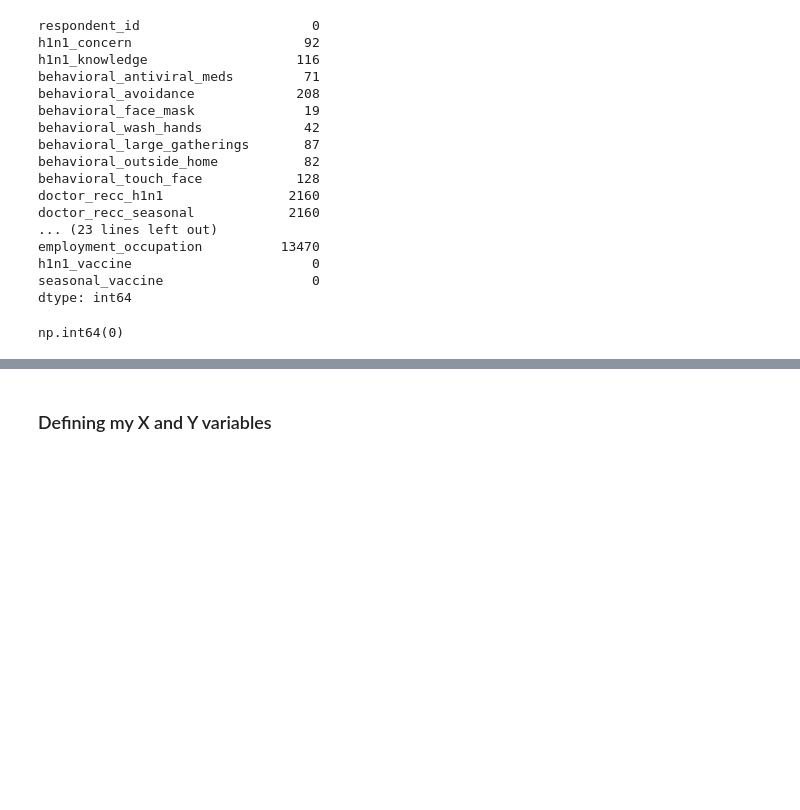
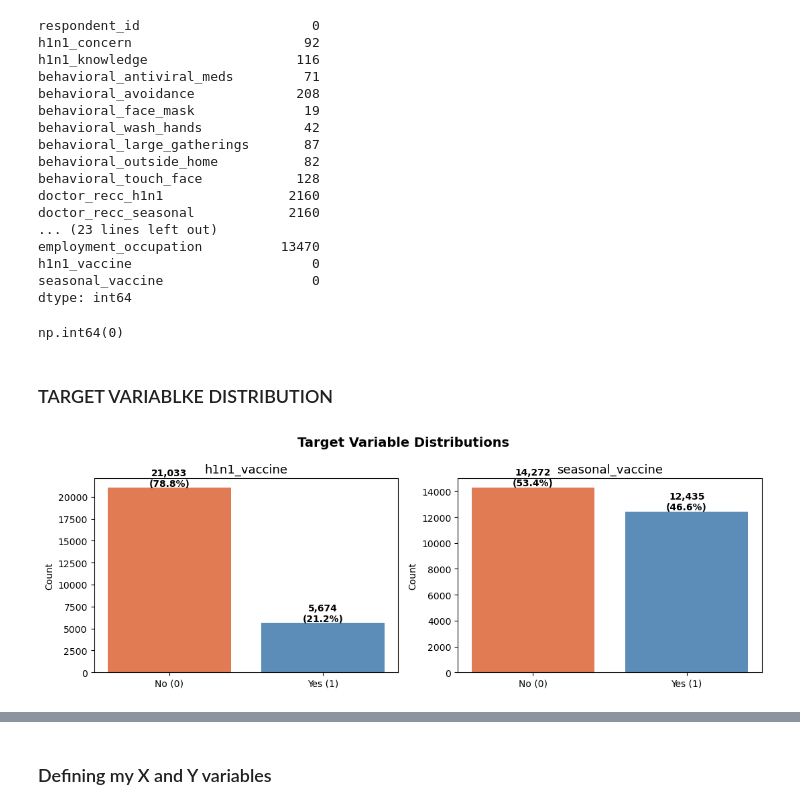
Before and after one commit to angelawachira-eng/H1N1_and_Seasonal_Flu_Vaccines---ML_Project, a Jupyter notebook: Vaccines_prediction.ipynb, the cells around one changed output, grey strips where cells are left out. Cells and saved outputs as stored; diff of their text form; code cells hidden in the pictures; blank space fills up the shorter version.

```diff
--- a/Vaccines_prediction.ipynb
+++ b/Vaccines_prediction.ipynb
@@ -215,3 +240,24 @@ dtype: int64
 new_merged_dataset.duplicated().sum()
 # %% [output]
 np.int64(0)
+# %% [markdown]
+### TARGET VARIABLKE DISTRIBUTION
+# %%
+fig, axes = plt.subplots(1, 2, figsize=(11, 4))
+palette = ['#e07b54', '#5b8db8']
+
+for ax, col in zip(axes, ['h1n1_vaccine', 'seasonal_vaccine']):
+    counts = new_merged_dataset[col].value_counts().sort_index()
+    bars = ax.bar(['No (0)', 'Yes (1)'], counts.values, color=palette)
+    ax.set_title(f'{col}', fontsize=13)
+    ax.set_ylabel('Count')
+    for bar, val in zip(bars, counts.values):
+        ax.text(bar.get_x() + bar.get_width()/2, val + 150,
+                f'{val:,}\n({val/len(new_merged_dataset)*100:.1f}%)',
+                ha='center', fontsize=10, fontweight='bold')
+
+plt.suptitle('Target Variable Distributions', fontsize=14, fontweight='bold')
+plt.tight_layout()
+plt.show()
+# %% [output]
+[figure, added]
```
Also changed, not shown: parts of 12 cells of this notebook.
